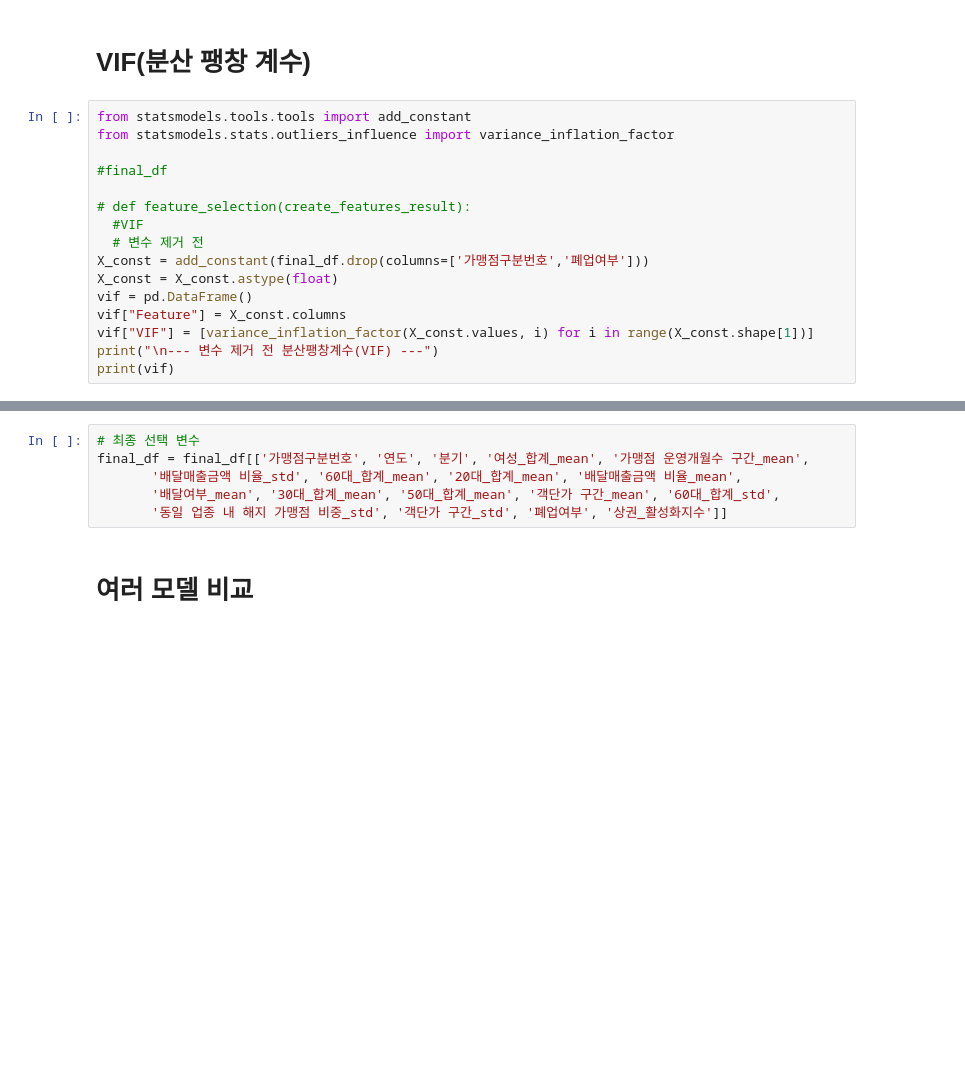
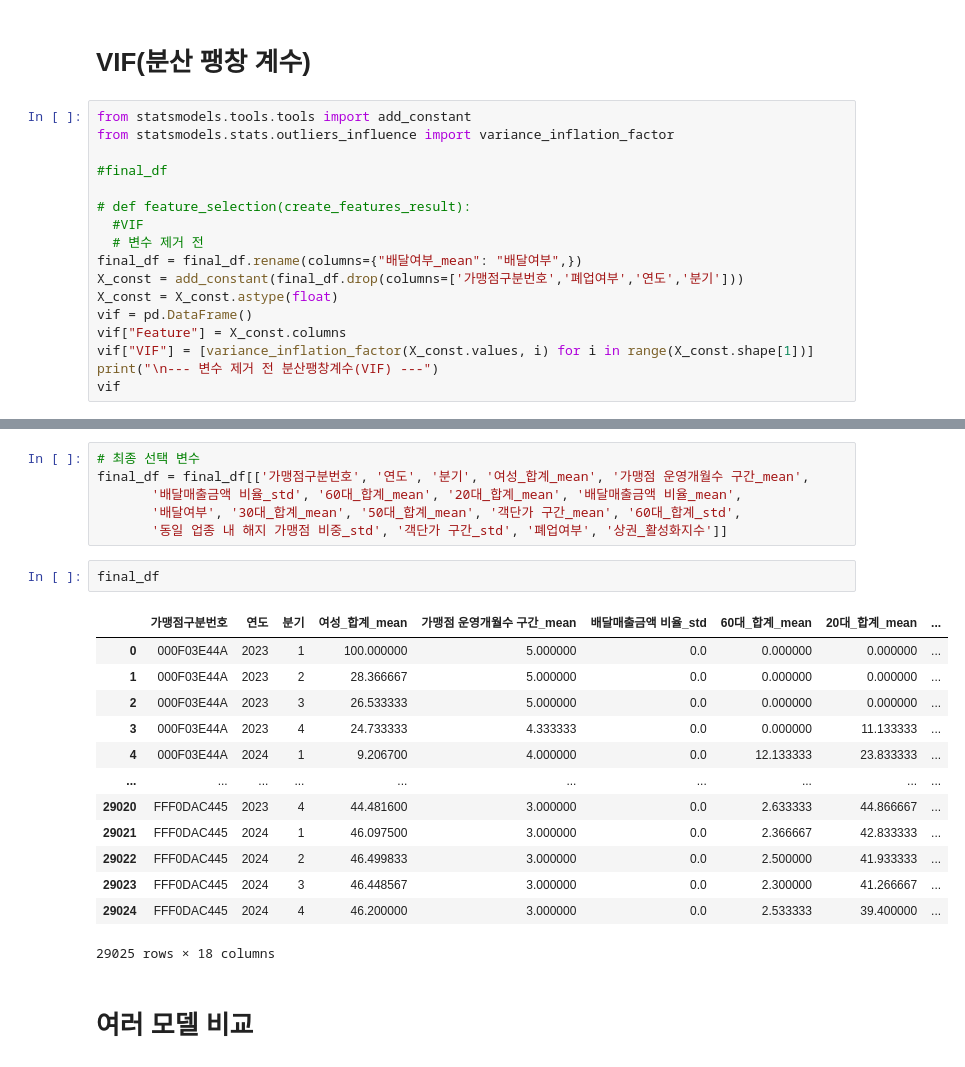
Before and after one commit to oneline47/DM_closure-prediction, a Jupyter notebook: src/statistical_feature_model.ipynb, the cells around one changed output, grey strips where cells are left out. Saved outputs shown, nothing was run; the diff lists cells and outputs as text; blank space fills up the shorter version.

Commit message:
table column

```diff
--- a/src/statistical_feature_model.ipynb
+++ b/src/statistical_feature_model.ipynb
@@ -351,12 +351,13 @@ from statsmodels.stats.outliers_influence import variance_inflation_factor
 # def feature_selection(create_features_result):
   #VIF
   # 변수 제거 전
-X_const = add_constant(final_df.drop(columns=['가맹점구분번호','폐업여부']))
+final_df = final_df.rename(columns={"배달여부_mean": "배달여부",})
+X_const = add_constant(final_df.drop(columns=['가맹점구분번호','폐업여부','연도','분기']))
 X_const = X_const.astype(float)
 vif = pd.DataFrame()
 vif["Feature"] = X_const.columns
 vif["VIF"] = [variance_inflation_factor(X_const.values, i) for i in range(X_const.shape[1])]
 print("\n--- 변수 제거 전 분산팽창계수(VIF) ---")
-print(vif)
+vif
 # %% [output]
 --- 변수 제거 전 분산팽창계수(VIF) ---
@@ -410,8 +409,24 @@ print(vif)
 # 최종 선택 변수
 final_df = final_df[['가맹점구분번호', '연도', '분기', '여성_합계_mean', '가맹점 운영개월수 구간_mean',
        '배달매출금액 비율_std', '60대_합계_mean', '20대_합계_mean', '배달매출금액 비율_mean',
-       '배달여부_mean', '30대_합계_mean', '50대_합계_mean', '객단가 구간_mean', '60대_합계_std',
+       '배달여부', '30대_합계_mean', '50대_합계_mean', '객단가 구간_mean', '60대_합계_std',
        '동일 업종 내 해지 가맹점 비중_std', '객단가 구간_std', '폐업여부', '상권_활성화지수']]
+# %%
+final_df
+# %% [output]
+|  | 가맹점구분번호 | 연도 | 분기 | 여성_합계_mean | 가맹점 운영개월수 구간_mean | 배달매출금액 비율_std | 60대_합계_mean | 20대_합계_mean | ... |
+| 0 | 000F03E44A | 2023 | 1 | 100.000000 | 5.000000 | 0.0 | 0.000000 | 0.000000 | ... |
+| 1 | 000F03E44A | 2023 | 2 | 28.366667 | 5.000000 | 0.0 | 0.000000 | 0.000000 | ... |
+| 2 | 000F03E44A | 2023 | 3 | 26.533333 | 5.000000 | 0.0 | 0.000000 | 0.000000 | ... |
+| 3 | 000F03E44A | 2023 | 4 | 24.733333 | 4.333333 | 0.0 | 0.000000 | 11.133333 | ... |
+| 4 | 000F03E44A | 2024 | 1 | 9.206700 | 4.000000 | 0.0 | 12.133333 | 23.833333 | ... |
+| ... | ... | ... | ... | ... | ... | ... | ... | ... | ... |
+| 29020 | FFF0DAC445 | 2023 | 4 | 44.481600 | 3.000000 | 0.0 | 2.633333 | 44.866667 | ... |
+| 29021 | FFF0DAC445 | 2024 | 1 | 46.097500 | 3.000000 | 0.0 | 2.366667 | 42.833333 | ... |
+| 29022 | FFF0DAC445 | 2024 | 2 | 46.499833 | 3.000000 | 0.0 | 2.500000 | 41.933333 | ... |
+| 29023 | FFF0DAC445 | 2024 | 3 | 46.448567 | 3.000000 | 0.0 | 2.300000 | 41.266667 | ... |
+| 29024 | FFF0DAC445 | 2024 | 4 | 46.200000 | 3.000000 | 0.0 | 2.533333 | 39.400000 | ... |
+29025 rows × 18 columns
 # %% [markdown]
 # 여러 모델 비교
 # %%
```
Also changed, not shown: parts of 2 cells of this notebook.
